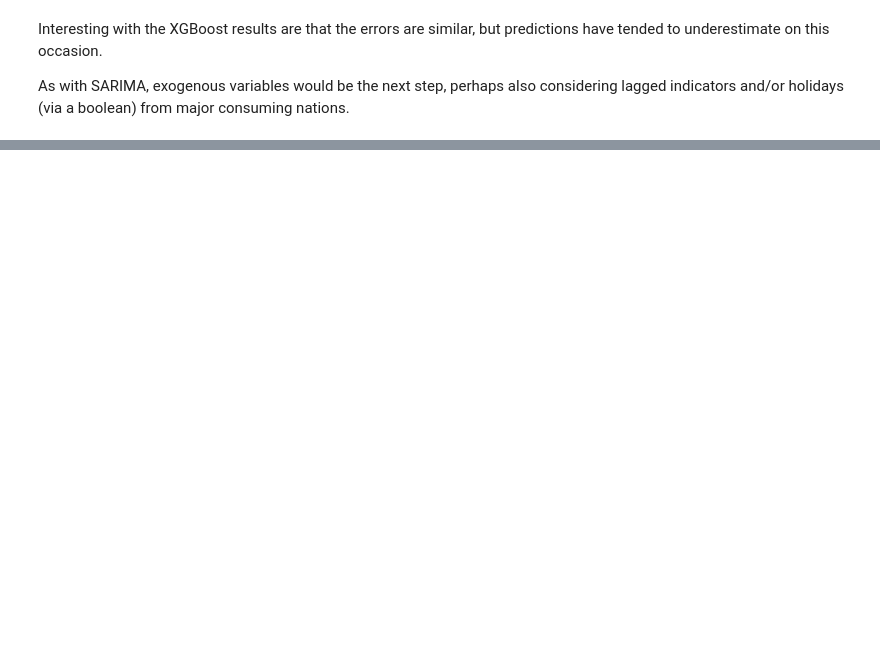
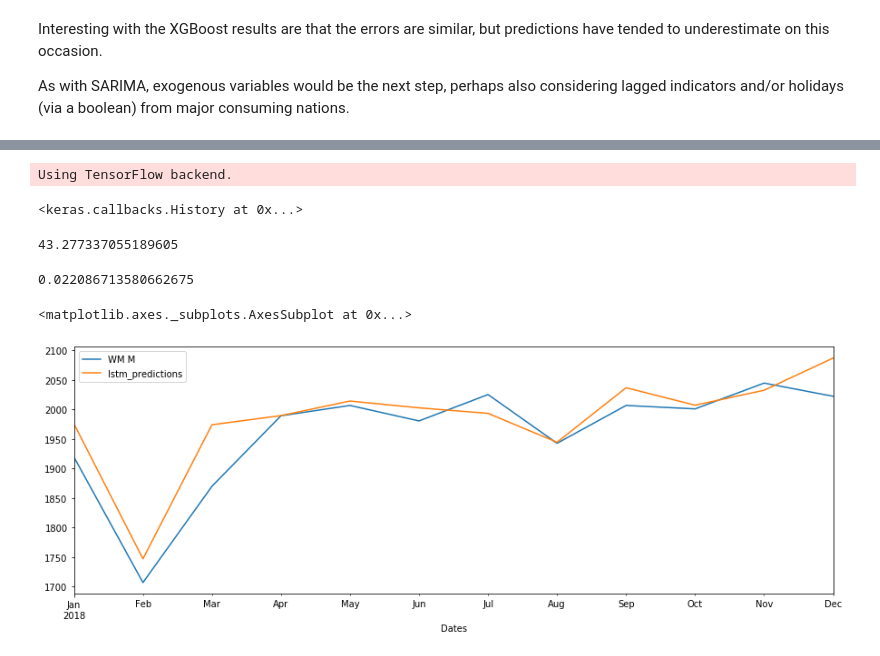
Before and after one commit to rfow/notebooks, a Jupyter notebook: Demand Forecast.ipynb, the cells around one changed output, grey strips where cells are left out. Saved outputs shown, nothing was run; the diff lists cells and outputs as text; code cells hidden in the pictures; blank space fills up the shorter version.

Commit message:
added LSTM

```diff
--- a/Demand Forecast.ipynb
+++ b/Demand Forecast.ipynb
@@ -210,0 +220,7 @@ As with SARIMA, exogenous variables would be the next step, perhaps also conside
+# %%
+from keras.preprocessing.sequence import TimeseriesGenerator
+length = 12
+batch = 1
+generator = TimeseriesGenerator(scaled_train, scaled_train, length, batch_size=batch)
+# %% [output]
+Using TensorFlow backend.
@@ -210,0 +231,34 @@ As with SARIMA, exogenous variables would be the next step, perhaps also conside
+# %%
+import warnings
+warnings.filterwarnings('ignore')
+model = Sequential()
+model.add(LSTM(100, activation='relu', input_shape=(length, batch)))
+model.add(Dense(1))
+model.compile(optimizer='adam', loss='mse')
+model.fit_generator(generator, epochs=100, verbose=0)
+# %% [output]
+<keras.callbacks.History at 0x...>
+# %%
+test_predictions = []
+first_batch = scaled_train[-length:]
+current_batch = first_batch.reshape((1, length, batch))
+for b in range(len(lstm_test)):
+    current_pred = model.predict(current_batch)[0]
+    test_predictions.append(current_pred)
+    current_batch = np.append(current_batch[:,1:,:],[[current_pred]], axis=1)
+# %%
+lstm_pred = pd.Series(scaler.inverse_transform(test_predictions).reshape(1,12)[0], lstm_test.index).rename('lstm_predictions')
+# %%
+rmse(lstm_test, lstm_pred)
+# %% [output]
+43.277337055189605
+# %%
+rmse(lstm_test, lstm_pred) / lstm_test.mean()
+# %% [output]
+0.022086713580662675
+# %%
+global_demand['WM M']['20180101':].plot(legend=True, figsize=(15,5))
+lstm_pred.plot(legend=True)
+# %% [output]
+<matplotlib.axes._subplots.AxesSubplot at 0x...>
+[figure, added]
```
Also changed, not shown: parts of 15 cells of this notebook.
